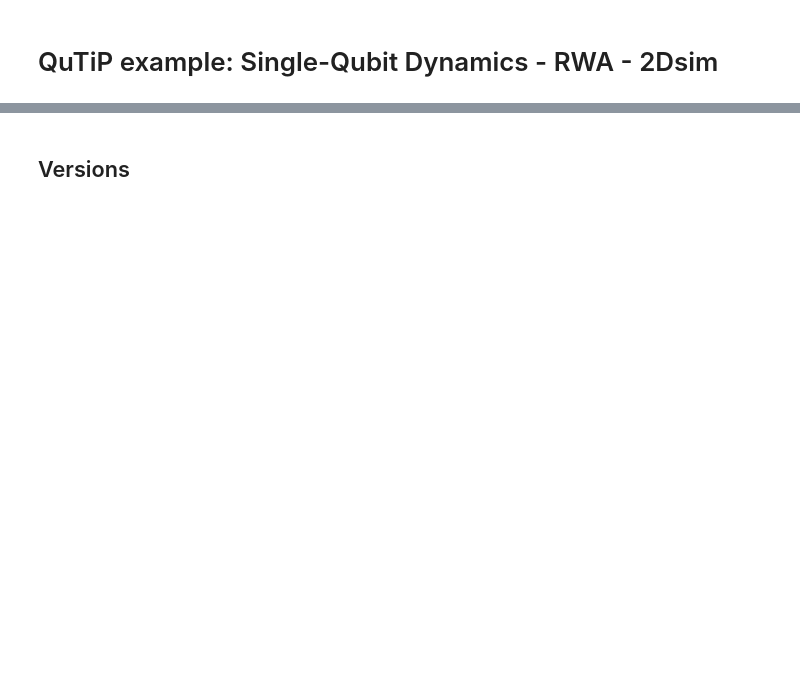
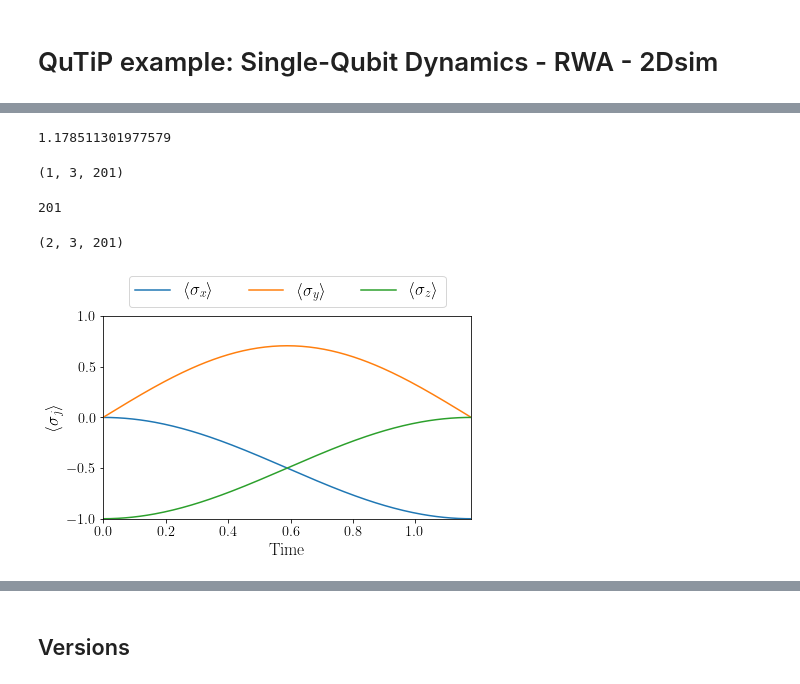
Before and after one commit to jam31118/kias-snu-winter-camp-2022, a Jupyter notebook: qubit-dynamics-RWA-2dsim/qubit-dynamics-RWA-2dsim.ipynb, the cells around one changed output, grey strips where cells are left out. Drawn from its saved outputs; the diff is of its cells as text; code cells hidden in the pictures; blank space fills up the shorter version.

Commit message:
add single-qubit hadamard gatee

```diff
--- a/qubit-dynamics-RWA-2dsim/qubit-dynamics-RWA-2dsim.ipynb
+++ b/qubit-dynamics-RWA-2dsim/qubit-dynamics-RWA-2dsim.ipynb
@@ -43,12 +41,25 @@ def calculate():
 w0 = 10 * 2 * np.pi # qubit frequency
 wR = 0.3 * 2 * np.pi  # Rabi amplitude
 
-tlist = np.linspace(0,10,201)
-frelist = np.linspace(6,14,51) * 2* np.pi
+#### For a Hadamard gate
+assert np.abs(w0-frelist[0] - wR) < 1e-14
+frelist = np.array([w0-wR]) # np.linspace(6,14,51) * 2* np.pi
+# np.sqrt(((w0-wmw) / np.sqrt(2.0))**2 + (wR / np.sqrt(2.0))**2)
+T_pi = np.pi / (2**0.5 * wR)
+
+tmax = T_pi # 10
+tlist = np.linspace(0,tmax,201)
+
 g2 = 0.0
 g1 = 0.0
 
-# intial state
-rho0 = ket2dm(basis(2,0))
+# rho0_list = []
+rmat_stack = np.empty((2,3,len(tlist)), dtype=np.float64)
+for j in range(2):
+    rho0 = ket2dm(basis(2,j))
+    rmat=calculate()
+    rmat_stack[j,:,:] = rmat[0,:,:]
 
-rmat=calculate()
+# initial state
+# rho0 = ket2dm(basis(2,0))
+# rmat=calculate()
@@ -64,0 +70,35 @@ rmat=calculate()
+# %%
+T_pi
+# %% [output]
+1.178511301977579
+# %%
+rmat.shape
+# %% [output]
+(1, 3, 201)
+# %%
+len(tlist)
+# %% [output]
+201
+# %%
+plt.style.use('../note.mplstyle')
+# %%
+rmat_stack.shape
+# %% [output]
+(2, 3, 201)
+# %%
+fig, ax = plt.subplots(constrained_layout=True)
+
+ax.set_ylim(-1,1)
+ax.set_xlim(tlist[[0,-1]])
+
+for j in range(rmat.shape[1]):
+    index = 'xyz'[j]
+    ax.plot(tlist, rmat_stack[1,j,:], label=fr'$\langle \sigma_{{{index}}} \rangle$')
+
+ax.legend(loc='lower center', bbox_to_anchor=(0.5,1), ncol=3, fontsize='xx-large')
+ax.set_xlabel('Time')
+ax.set_ylabel(r'$\langle \sigma_{{j}} \rangle$')
+
+# fig.savefig("bloch-vec-test-003.png")
+# %% [output]
+[figure, added]
```
Also changed, not shown: parts of 11 cells of this notebook, 1 other file.
